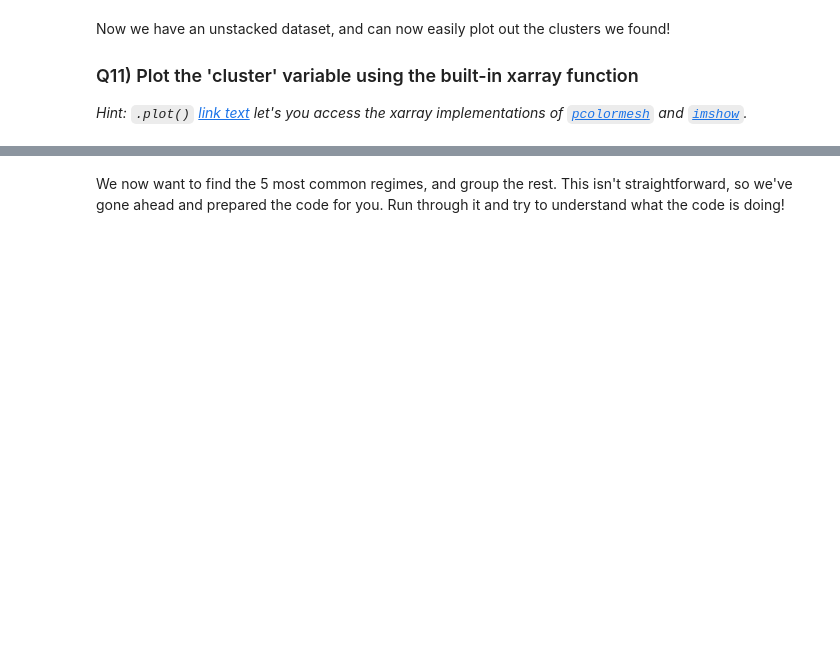
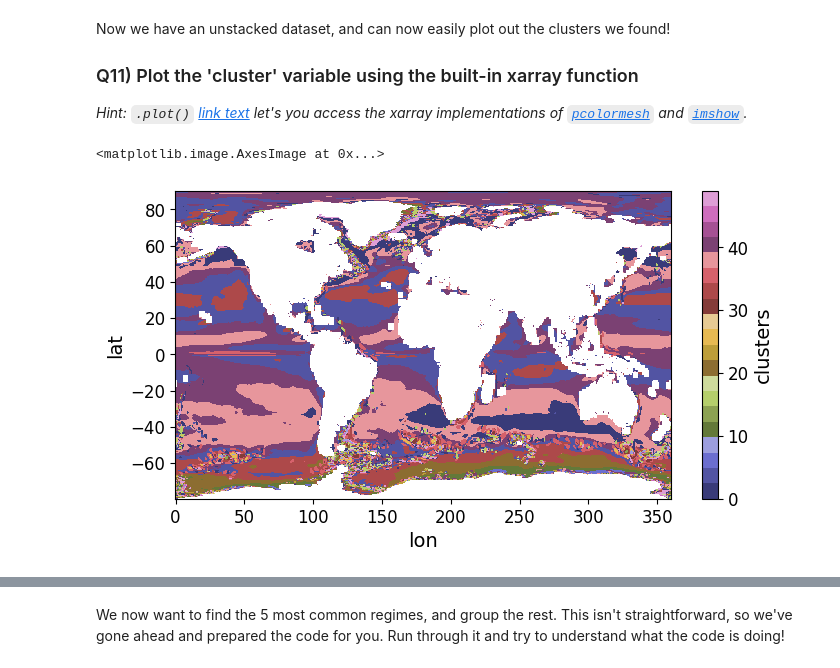
Before and after one commit to kingakaszap/2025_ML_EES, a Jupyter notebook: notebook_ml/S3_3_THOR.ipynb, the cells around one changed output, grey strips where cells are left out. Drawn from its saved outputs; the diff is of its cells as text; code cells hidden in the pictures; blank space fills up the shorter version.

```diff
--- a/notebook_ml/S3_3_THOR.ipynb
+++ b/notebook_ml/S3_3_THOR.ipynb
@@ -337,3 +376,5 @@ In previous classes we discussed the importance of the scaling the data before i
+# %%
+input_data_scaled = scaler.fit_transform(input_data)
 # %% [markdown]
 Now we're finally ready to train our algorithm! Let's load up the kmeans model and find clusters in our data.
 
@@ -346,9 +387,9 @@ Now we're finally ready to train our algorithm! Let's load up the kmeans model a
 *Warning! : Fitting the data may take some time (under a minute during the testing of the notebook)
 # %%
 # Complete the code
-kmeans = cluster._____(________ =50,  # Number of clusters
-                        ________ =42, # setting a random state
-                        ________ =10, # Number of initial centroid states to try
+kmeans = cluster.KMeans(n_clusters =50,  # Number of clusters
+                        random_state =42, # setting a random state
+                        n_init =10, # Number of initial centroid states to try
                        verbose = 1)   # Verbosity so we know things are working
 # %%
-cluster_labels = kmeans.______(____) # Feed in out scaled input data!
+cluster_labels = kmeans.fit_predict(input_data_scaled) # Feed in out scaled input data!
@@ -366,4 +425,4 @@ We now have a set of labels, but they're stored in a flattened array. Since we'd
 *Hint*: xarrays have an [`.unstack` method](https://xarray.pydata.org/en/stable/generated/xarray.DataArray.unstack.html) that you will find to be very useful for this.
 # %%
 # Complete the code:
-processed_ds = ds.____()
+processed_ds = stacked.unstack()
@@ -372,6 +446,13 @@ Now we have an unstacked dataset, and can now easily plot out the clusters we fo
 
 ### Q11) Plot the 'cluster' variable using the built-in xarray function
 *Hint: `.plot()` [link text](https://xarray.pydata.org/en/stable/generated/xarray.DataArray.plot.html) let's you access the xarray implementations of [`pcolormesh`](https://matplotlib.org/3.1.1/api/_as_gen/matplotlib.pyplot.pcolormesh.html) and [`imshow`](https://matplotlib.org/3.1.1/api/_as_gen/matplotlib.pyplot.imshow.html).*
+# %%
+import matplotlib.pyplot as plt
+fig, axes = plt.subplots(figsize = (8,4))
+processed_ds["clusters"].plot.imshow(cmap="tab20b")
+# %% [output]
+<matplotlib.image.AxesImage at 0x...>
+[figure, added]
 # %% [markdown]
 Compare your results to those from the paper:
 <img src='https://unils-my.sharepoint.com/:i:/g/personal/tom_beucler_unil_ch/EdLh6Ds0yVlFivyfIOXlV74B_G35dVz87GFagzylIG-gZA?download=1'>
```
Also changed, not shown: parts of 10 cells of this notebook.
